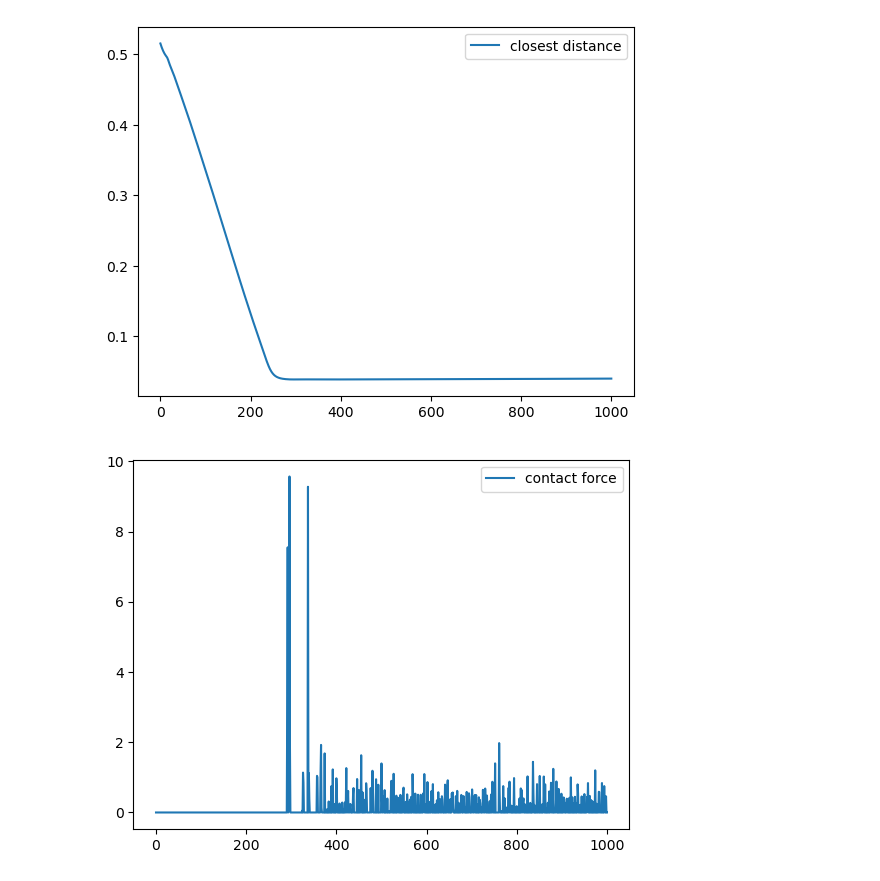
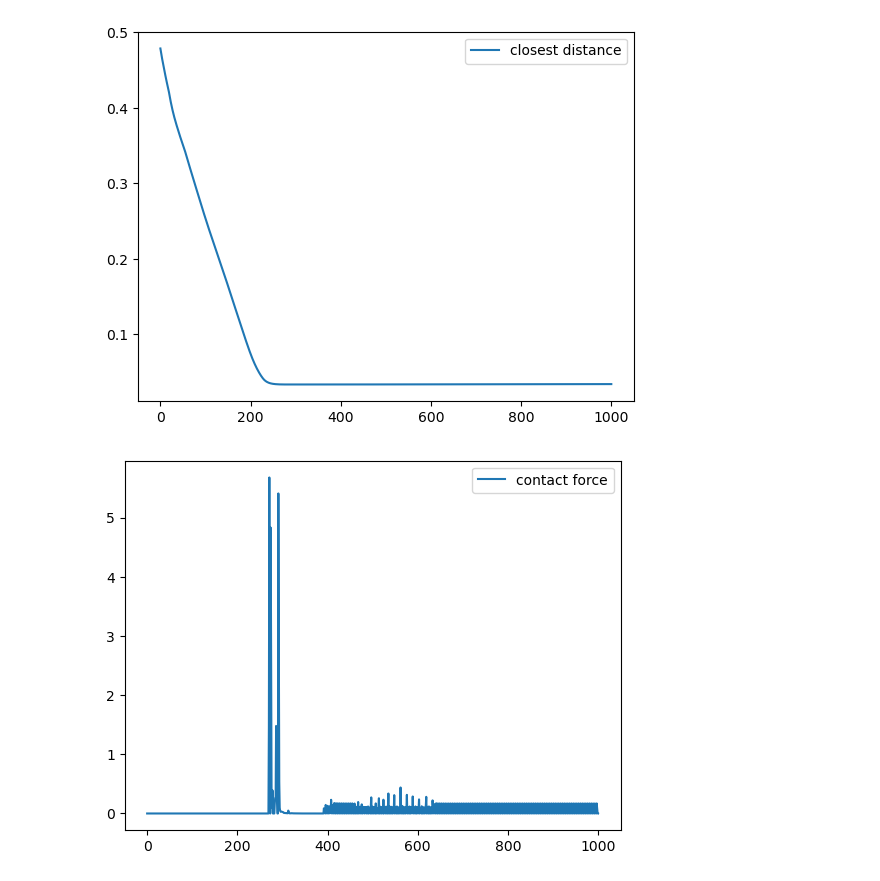
Before and after one commit to baha2r/Fanuc_Robotiq_Grasp, a Jupyter notebook: debug.ipynb, the cells around one changed output. Drawn from its saved outputs; the diff is of its cells as text; code cells hidden in the pictures.

Commit message:
stl file improved and finger controller got better

```diff
--- a/debug.ipynb
+++ b/debug.ipynb
@@ -46,7 +46,6 @@ def extract_data(env, model, obs, steps):
     }
 
     done = False
-    j1_angle = 0
     first_time = True
 
     while not done:
@@ -59,10 +58,12 @@ def extract_data(env, model, obs, steps):
                     #disable default constraint-based motors
                     p.setJointMotorControl2(env._robotiq.robotiq_uid, i, p.POSITION_CONTROL, targetPosition=0, force=0)
                 first_time = False
-            joint_force = 0.01
+            joint_force = 0.05
             p.setJointMotorControlArray(env._robotiq.robotiq_uid, [1, 5, 9], p.TORQUE_CONTROL, forces=[joint_force, joint_force, joint_force])#, positionGains=[0.03, 0.03, 0.03], velocityGains=[1, 1, 1])
             p.setJointMotorControlArray(env._robotiq.robotiq_uid, [2, 6, 10], p.POSITION_CONTROL, targetPositions=[0, 0, 0])
-            p.setJointMotorControlArray(env._robotiq.robotiq_uid, [3, 7, 11], p.POSITION_CONTROL, targetPositions=[-0.05, -0.05, -0.05])
+            j1_angle = p.getJointState(env._robotiq.robotiq_uid, 1)[0]
+            p.setJointMotorControlArray(env._robotiq.robotiq_uid, [3, 7, 11], p.POSITION_CONTROL, targetPositions=[-j1_angle, -j1_angle, -j1_angle])
+            # p.setJointMotorControlArray(env._robotiq.robotiq_uid, [3, 7, 11], p.TORQUE_CONTROL, forces=[-joint_force, -joint_force, -joint_force])
             # if env._contactinfo()[3] > 0:
             #     p.setJointMotorControlArray(env._robotiq.robotiq_uid, [3, 7, 11], p.TORQUE_CONTROL, forces=[joint_force, joint_force, joint_force])#, positionGains=[0.03, 0.03, 0.03], velocityGains=[1, 1, 1])
 
@@ -189,2 +200,2 @@ if __name__ == "__main__":
-[figure, old version]
+[figure, new version]
-[figure, old version]
+[figure, new version]
```
Also changed, not shown: parts of 1 cell of this notebook, 3 other files.
